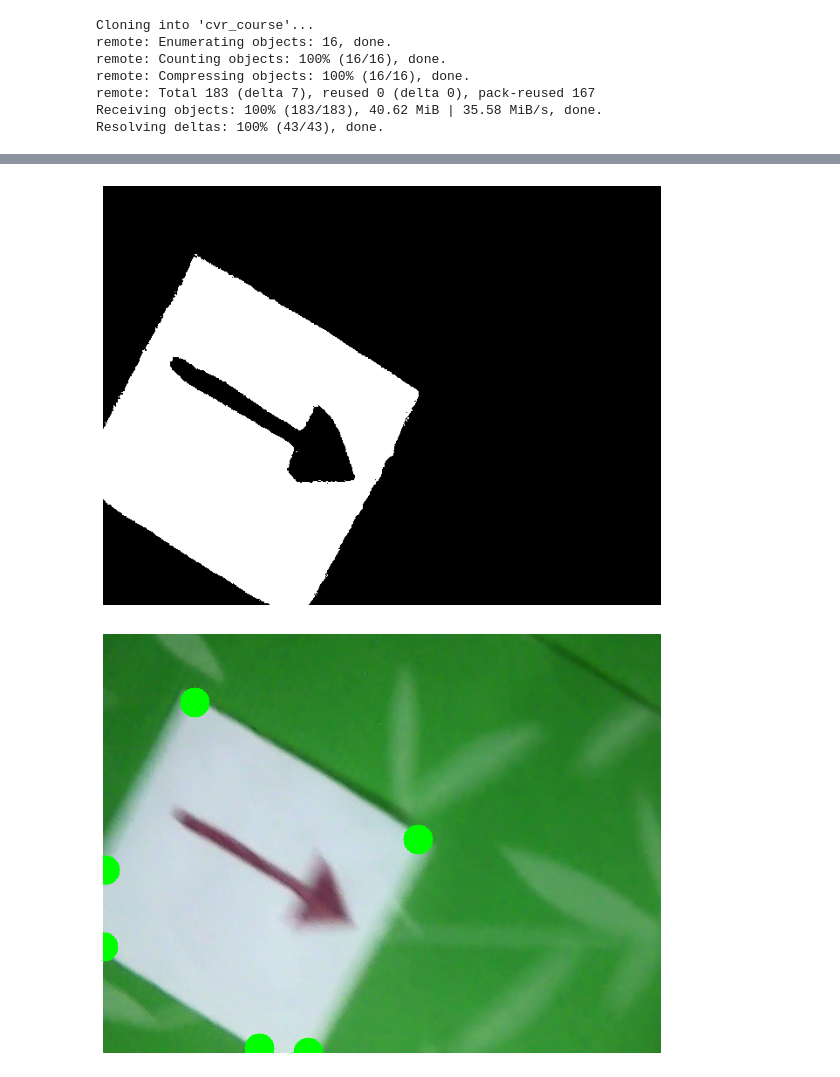
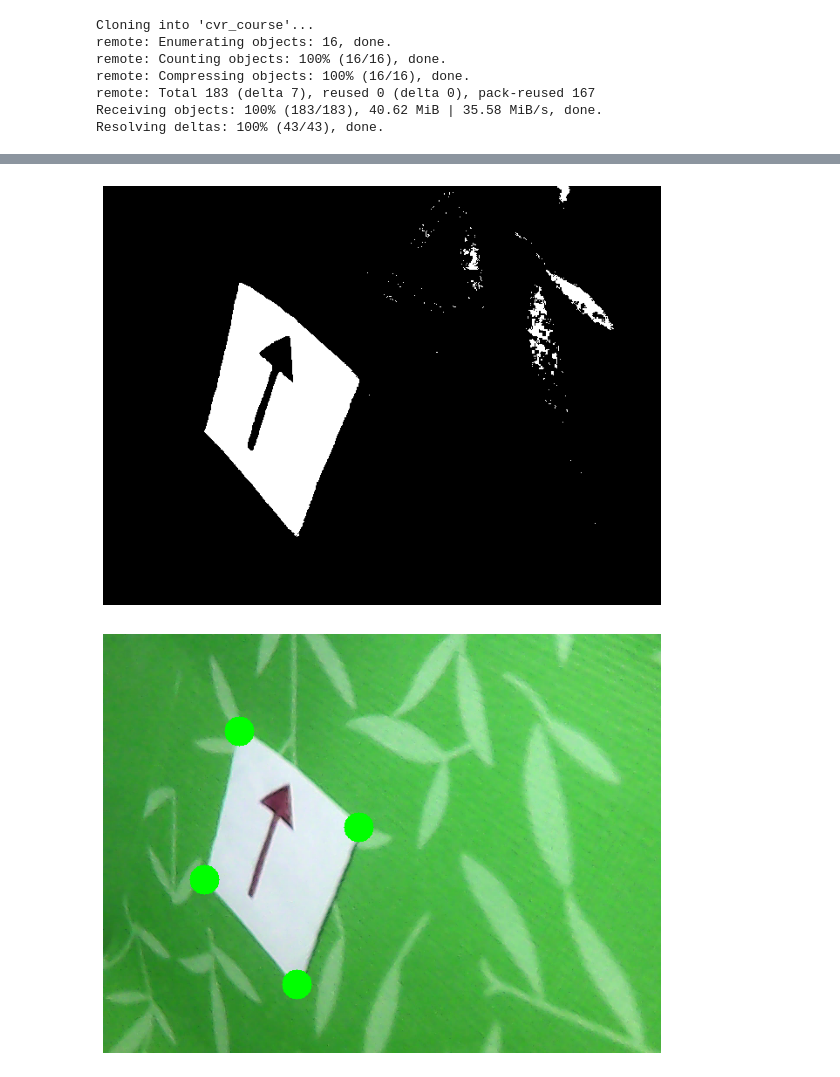
Before and after one commit to PtrShi/cvr_course, a Jupyter notebook: notebooks/cv_hw3.ipynb, the cells around one changed output, grey strips where cells are left out. Cells and saved outputs as stored; diff of their text form; code cells hidden in the pictures.

```diff
--- a/notebooks/cv_hw3.ipynb
+++ b/notebooks/cv_hw3.ipynb
@@ -36,8 +36,8 @@ import sys
 from matplotlib import pyplot as plt
 plt.rcParams["figure.figsize"] = (10,10)
 imgdir = 'cvr_course/data/imgs/arrow/'
-#filename = 'vlcsnap-2020-10-21-18h01m22s212.png'
-filename = 'vlcsnap-2020-10-21-18h01m51s638.png'
+filename = 'vlcsnap-2020-10-21-18h01m22s212.png'
+#filename = 'vlcsnap-2020-10-21-18h01m51s638.png'
 img_orig = cv2.imread (imgdir + filename, cv2.IMREAD_COLOR)
 if img_orig is None:
   assert False, 'no such a file'
@@ -57,7 +57,7 @@ low_th  = (200) #, 200, 200)
 high_th = (255) #, 255, 255)
 
 mask = cv2.inRange (img_work, low_th, high_th)
-# ker_sz = 5
+# ker_sz = 3
 # kernel = np.ones ((ker_sz, ker_sz), np.uint8)
 # mask = cv2.dilate (mask, kernel, iterations = 1)
 
@@ -65,38 +65,38 @@ plt.imshow (mask, cmap = 'gray')
 plt.axis ('off')
 plt.show ()
 # %% [output]
-[figure, old version]
+[figure, new version]
 # %%
 # ищем контуры
 contours, _ = cv2.findContours (mask, cv2.RETR_EXTERNAL, cv2.CHAIN_APPROX_SIMPLE)
-j = 0
+j = 1
 ind_largest_cont = 0
 while j < len (contours):
   if len (contours [j]) > len (contours [ind_largest_cont]):
     ind_largest_cont = j
   j = j + 1
 
 #print (ind_largest_cont)
 
 #print (np.shape (contours[0]))
 #print (contours)
 cnt = contours [ind_largest_cont]
 approx = cv2.convexHull (cnt)
-epsilon = 0.01 * cv2.arcLength (approx, True)
+epsilon = 0.05 * cv2.arcLength (approx, True)
 approx = cv2.approxPolyDP (approx, epsilon, True)
 contour_marked = cv2.drawContours (img_orig, approx, -1, (0, 255, 0), 33)
 plt.imshow (contour_marked)
 plt.axis ('off')
 plt.show ()
 
 
 
 print (np.shape (approx))
 print (approx)
 
 cv2.drawContours(mask, cnt, 0, (255,0,0), 5)
 plt.imshow (mask)
 plt.axis ('off')
 plt.show ()
 # %% [output]
-[figure, old version]
+[figure, new version]
```
Also changed, not shown: parts of 2 cells of this notebook.
